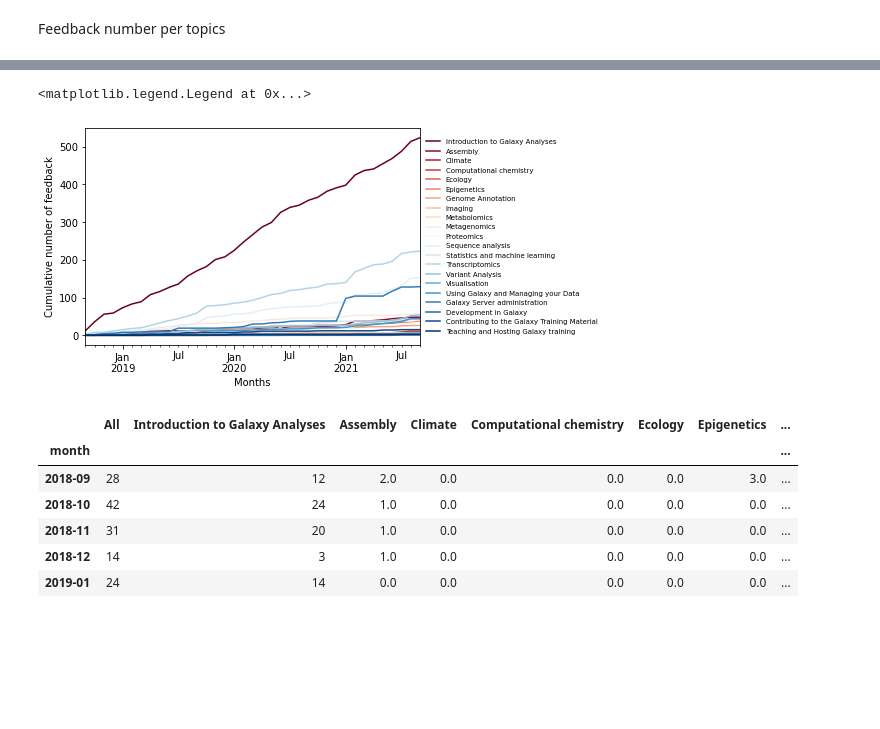
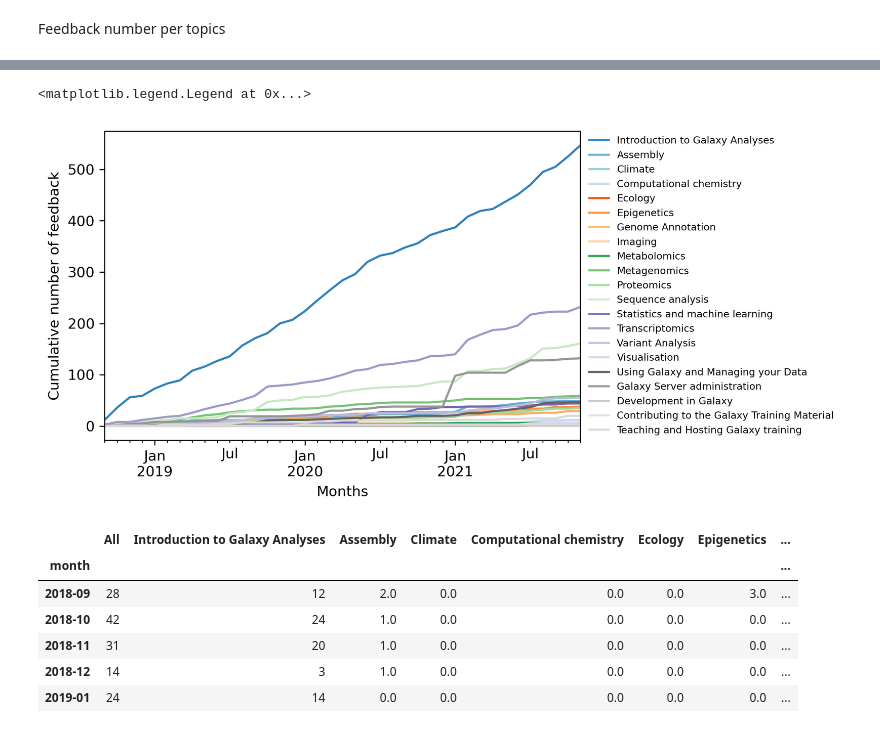
Before and after one commit to galaxyproject/GTN-community-paper-2020, a Jupyter notebook: src/analyze_feedback.ipynb, the cells around one changed output, grey strips where cells are left out. Cells and saved outputs as stored; diff of their text form; code cells hidden in the pictures; blank space fills up the shorter version.

```diff
--- a/src/analyze_feedback.ipynb
+++ b/src/analyze_feedback.ipynb
@@ -274,19 +277,20 @@ ax.legend(
 # %%
 fig, ax = plt.subplots()
+fig.set_dpi(300)
 (nb_per_months_df
     .drop(columns=['All'])
     .cumsum()
-    .plot(ax=ax, colormap='RdBu'))
+    .plot(ax=ax, colormap='tab20c'))
 plt.xlabel('Months')
 plt.ylabel('Cumulative number of feedback')
 ax.legend(
     loc='center left',
     bbox_to_anchor=(1, 0.5),
     frameon=False,
     fontsize='x-small')
 # %% [output]
 <matplotlib.legend.Legend at 0x...>
-[figure, old version]
+[figure, new version]
 # %%
 nb_per_months_df
 # %% [output]
```
Also changed, not shown: parts of 10 cells of this notebook, 13 other files.
